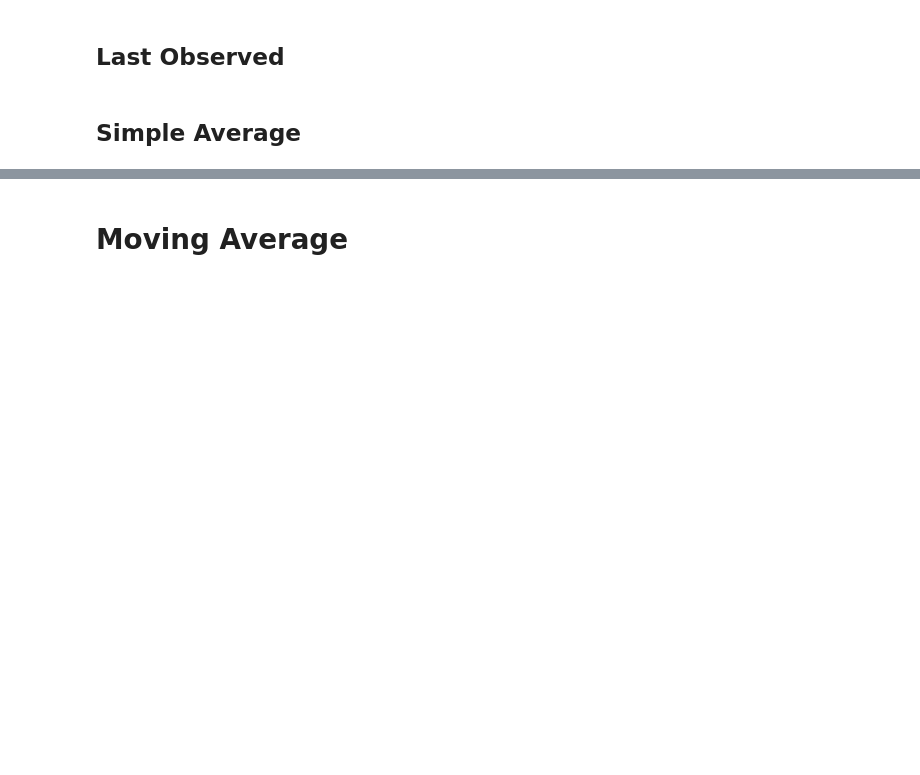
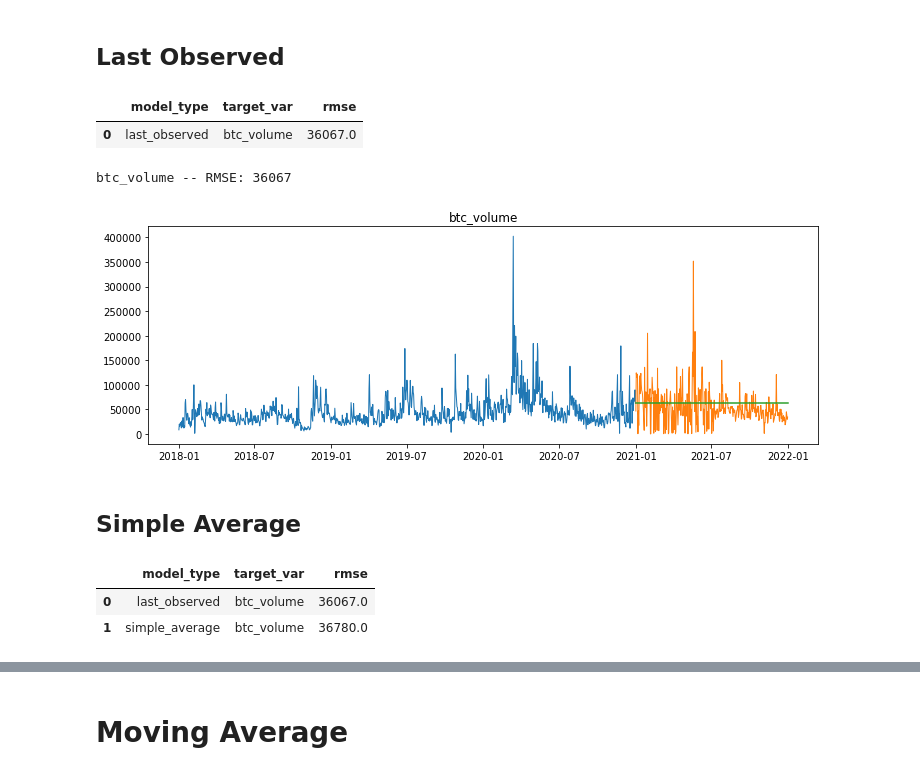
Before and after one commit to Michael-Austin-Mesa/personal-project, a Jupyter notebook: Final_Report.ipynb, the cells around one changed output, grey strips where cells are left out. Drawn from its saved outputs; the diff is of its cells as text; code cells hidden in the pictures; blank space fills up the shorter version.

Commit message:
Modeling section done and debugged

```diff
--- a/Final_Report.ipynb
+++ b/Final_Report.ipynb
@@ -50,5 +60,18 @@ yhat_df = pd.DataFrame({'btc_volume': [volume]},
 period = 0
 # %% [markdown]
 ## Last Observed
+# %%
+# get last_observed model and update eval_df
+volume, yhat_df = m.get_btc_last_observed(train, validate, volume, yhat_df)
+
+eval_df = update_eval_df('last_observed', eval_df, col, validate, yhat_df)
+
+eval_df
+# %% [output]
+|  | model_type | target_var | rmse |
+| 0 | last_observed | btc_volume | 36067.0 |
 # %%
-volume, yhat_df = get_btc_last_observed(train, validate, volume, yhat_df)
+m.plot_and_eval(col, train, validate, yhat_df)
+# %% [output]
+btc_volume -- RMSE: 36067
+[figure, added]
@@ -61,4 +78,12 @@ plot_and_eval(col)
 # %% [markdown]
 ## Simple Average
 # %%
-volume, yhat_df = get_btc_simple_average(train, validate, volume, yhat_df)
+volume, yhat_df = m.get_btc_simple_average(train, validate, volume, yhat_df)
+
+eval_df = update_eval_df('simple_average', eval_df, col, validate, yhat_df)
+
+eval_df
+# %% [output]
+|  | model_type | target_var | rmse |
+| 0 | last_observed | btc_volume | 36067.0 |
+| 1 | simple_average | btc_volume | 36780.0 |
```
Also changed, not shown: parts of 35 cells of this notebook.
